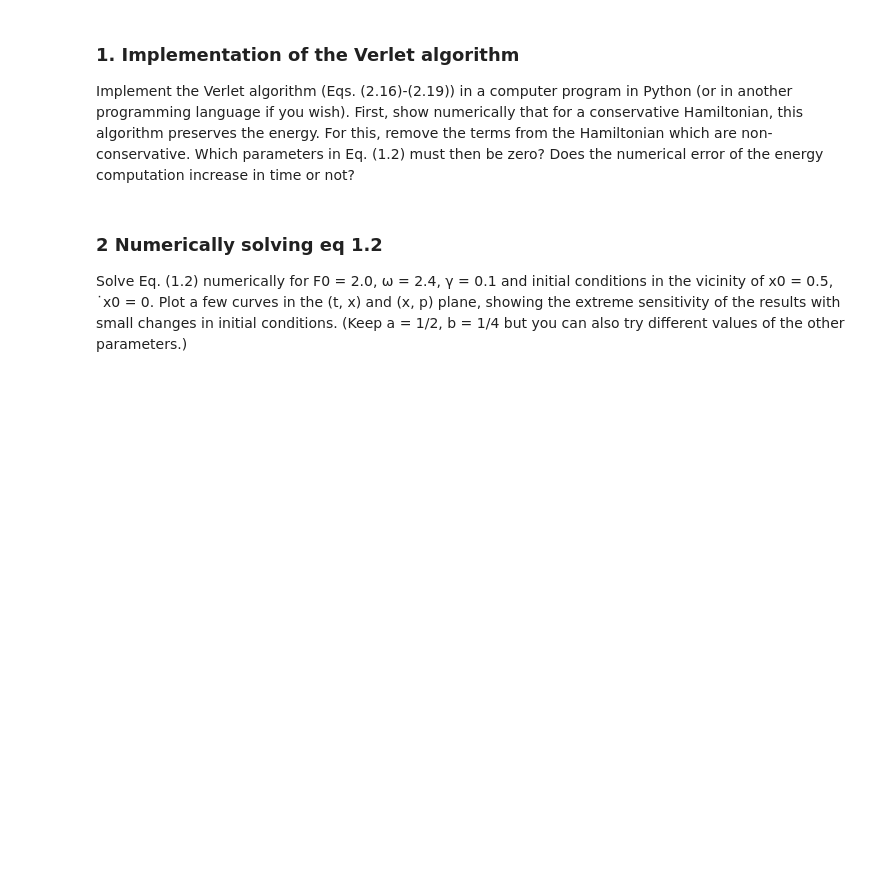
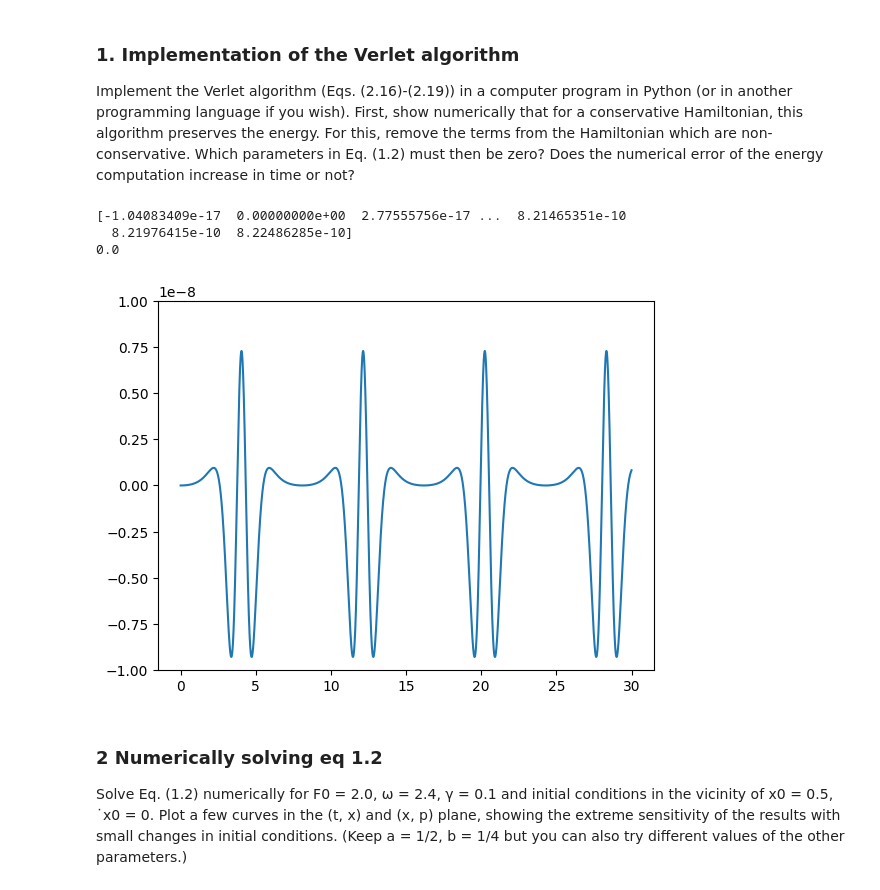
Before and after one commit to Danielle-06/Duffing-oscillator, a Jupyter notebook: Main analysis.ipynb, the cells around one changed output. Cells and saved outputs as stored; diff of their text form; code cells hidden in the pictures; blank space fills up the shorter version.

Commit message:
Opdracht 1 opgelost 2 half en 3 moet ik nog aan beginnen
TO DO:
- Opdracht 1 comments toevoegen
- Opdracht 2 netjes de vraag beantwoorden
- Opdracht 3 maken

```diff
--- a/Main analysis.ipynb
+++ b/Main analysis.ipynb
@@ -13,6 +16,49 @@ programming language if you wish). First, show numerically that for a conservati
 this algorithm preserves the energy. For this, remove the terms from the Hamiltonian which are
 non-conservative. Which parameters in Eq. (1.2) must then be zero? Does the numerical error of the
 energy computation increase in time or not?
+# %%
+def F(x,t):
+    return 2*a*x-4*b*x**3+F0*np.cos(w*t)
+
+def Verlet(x_old,v_old,t):
+    v_half = (1-gamma*h/2)*v_old+h/2*F(x_old,t)
+    x_new = x_old + h * v_half
+    F_new = F(x_new,t+h)
+    v_new =(v_half+h/2*F_new)/(1+h/2*gamma)
+    return x_new,v_new
+# %%
+gamma = 0
+N = 100000
+a = 0.5
+b = 0.25
+F0 = 0
+t = np.linspace(0,30,N)
+h = t[1]-t[0]
+x0 = 0.5
+v0 = 0
+w= 2.4
+# %%
+x = np.zeros(N)
+v = np.zeros(N)
+x[0],v[0] = 0.1,v0
+
+for i in range(1,N):
+    x[i],v[i] = Verlet(x[i-1],v[i-1],t[i-1])
+
+K = 0.5*v**2
+V = -a*x**2+b*x**4
+T = K+V+0.004974999999999991
+# plt.plot(t,T)
+print(T)
+plt.plot(t,T)
+plt.ylim(-1e-8,1e-8)
+print(T[1])
+# plt.plot(t,v)
+# %% [output]
+[-1.04083409e-17  0.00000000e+00  2.77555756e-17 ...  8.21465351e-10
+  8.21976415e-10  8.22486285e-10]
+0.0
+[figure, added]
 # %% [markdown]
 ### 2 Numerically solving eq 1.2
 Solve Eq. (1.2) numerically for F0 = 2.0, ω = 2.4, γ = 0.1 and initial conditions in the vicinity of
```
Also changed, not shown: parts of 3 cells of this notebook.
